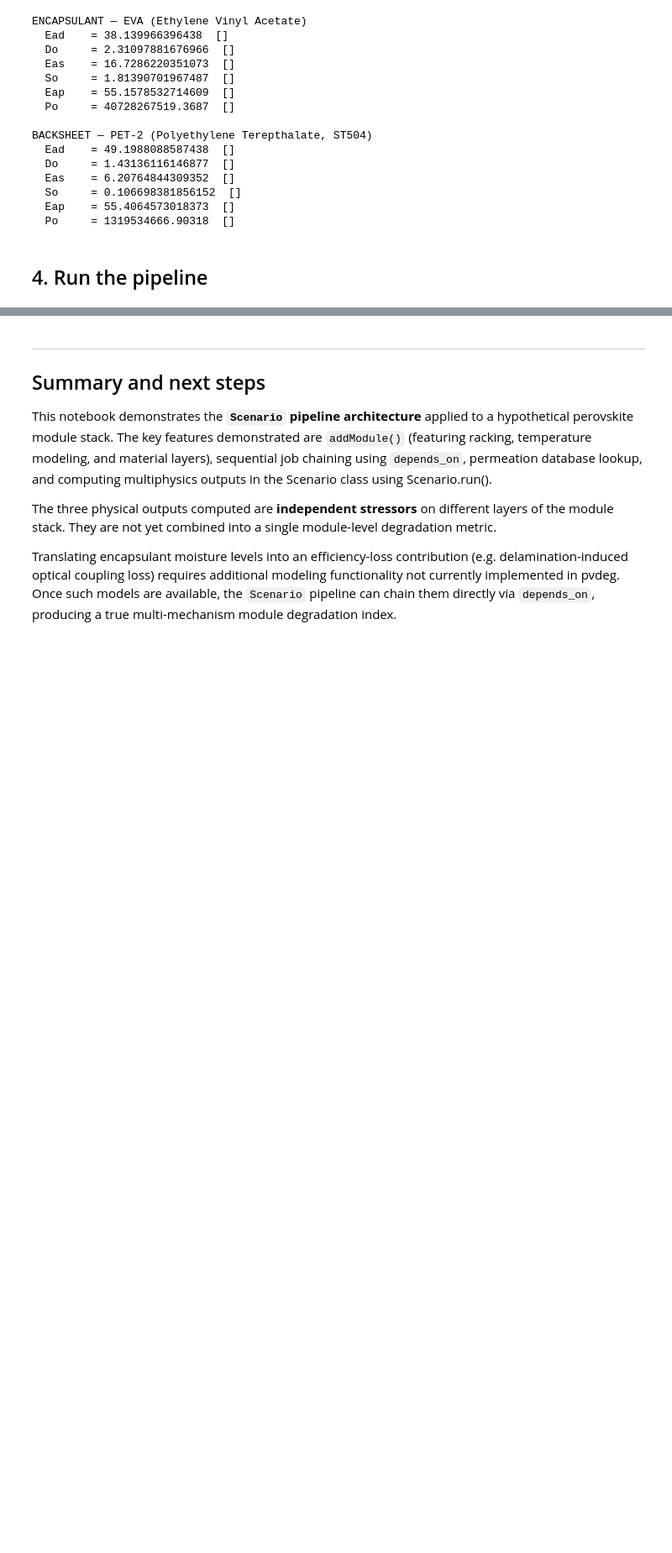
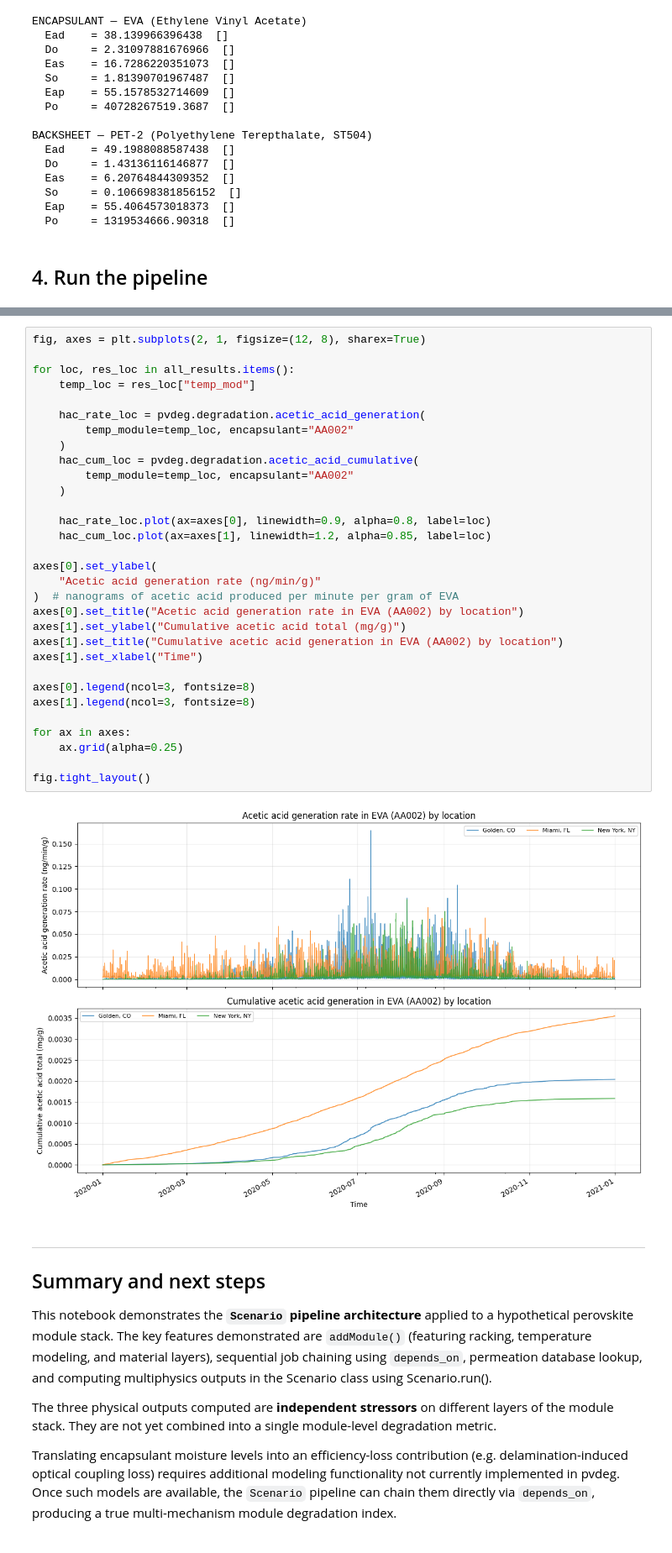
Before and after one commit to NatLabRockies/PVDegradationTools, a Jupyter notebook: tutorials/04_scenario/07_scenario_module_stack.ipynb, the cells around one changed output, grey strips where cells are left out. Shown at 84% size. Saved outputs shown, nothing was run; the diff lists cells and outputs as text; blank space fills up the shorter version.

Commit message:
update module stack scenario example notebook

```diff
--- a/tutorials/04_scenario/07_scenario_module_stack.ipynb
+++ b/tutorials/04_scenario/07_scenario_module_stack.ipynb
@@ -334,3 +479,36 @@ Text(0.5, 1.01, 'Multi-layer perovskite module stack — Golden, CO 2020')
+# %%
+fig, axes = plt.subplots(2, 1, figsize=(12, 8), sharex=True)
+
+for loc, res_loc in all_results.items():
+    temp_loc = res_loc["temp_mod"]
+
+    hac_rate_loc = pvdeg.degradation.acetic_acid_generation(
+        temp_module=temp_loc, encapsulant="AA002"
+    )
+    hac_cum_loc = pvdeg.degradation.acetic_acid_cumulative(
+        temp_module=temp_loc, encapsulant="AA002"
+    )
+
+    hac_rate_loc.plot(ax=axes[0], linewidth=0.9, alpha=0.8, label=loc)
+    hac_cum_loc.plot(ax=axes[1], linewidth=1.2, alpha=0.85, label=loc)
+
+axes[0].set_ylabel(
+    "Acetic acid generation rate (ng/min/g)"
+)  # nanograms of acetic acid produced per minute per gram of EVA
+axes[0].set_title("Acetic acid generation rate in EVA (AA002) by location")
+axes[1].set_ylabel("Cumulative acetic acid total (mg/g)")
+axes[1].set_title("Cumulative acetic acid generation in EVA (AA002) by location")
+axes[1].set_xlabel("Time")
+
+axes[0].legend(ncol=3, fontsize=8)
+axes[1].legend(ncol=3, fontsize=8)
+
+for ax in axes:
+    ax.grid(alpha=0.25)
+
+fig.tight_layout()
+# %% [output]
+[figure, added]
 # %% [markdown]
 ---
 ## Summary and next steps
```
Also changed, not shown: parts of 7 cells of this notebook, 1 other file.
